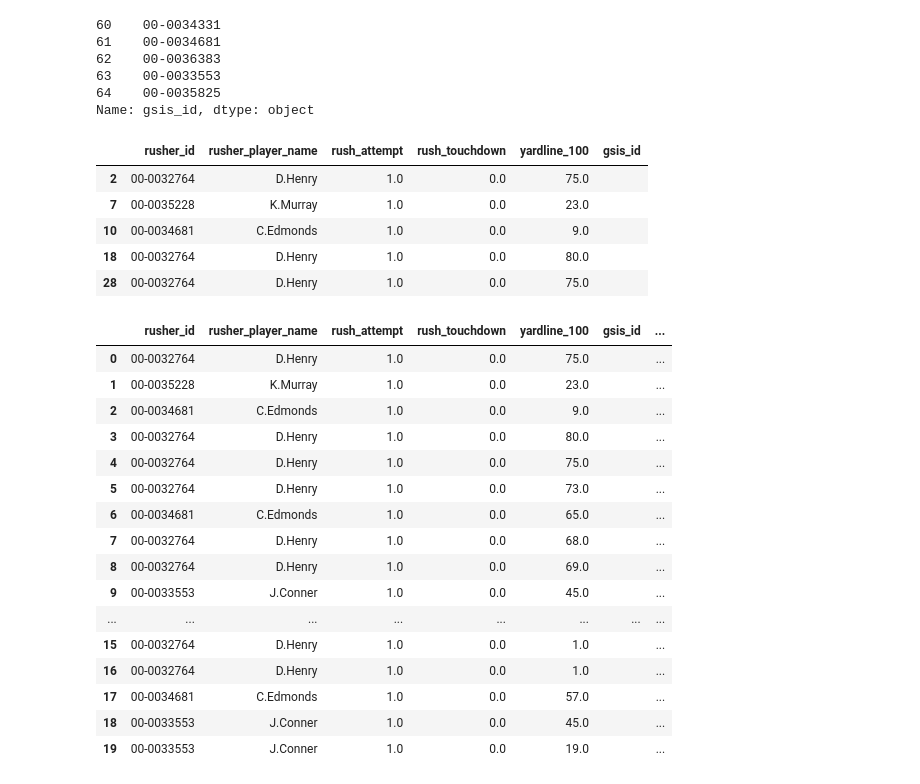
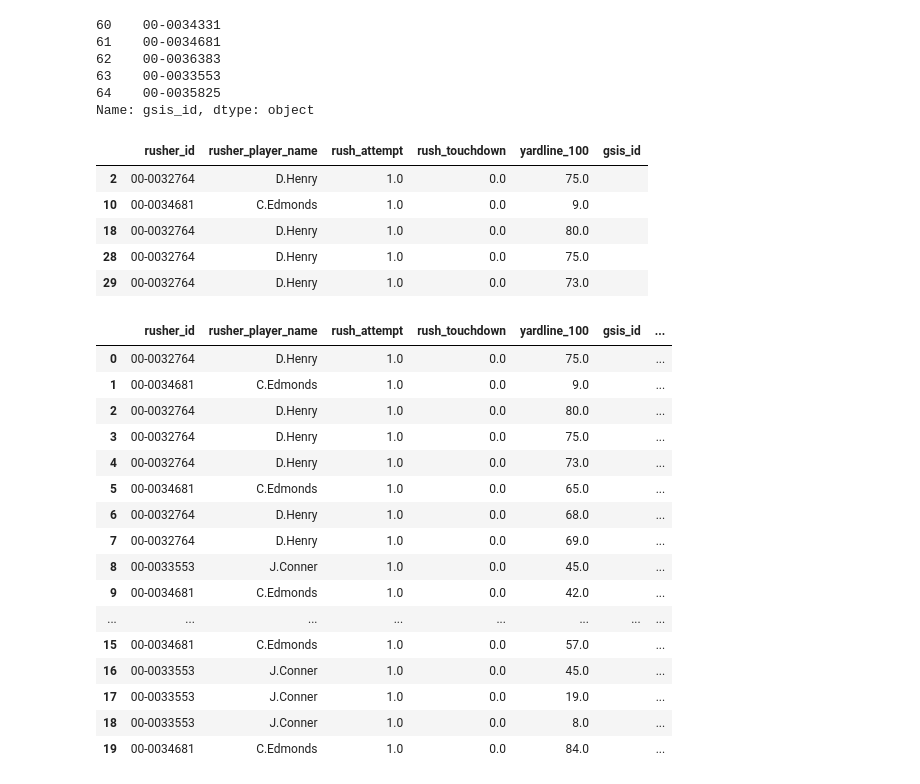
Before and after one commit to kumajimmy/fantasy_footballl_22, a Jupyter notebook: TD_regression_rb.ipynb, the cells around one changed output. Drawn from its saved outputs; the diff is of its cells as text; code cells hidden in the pictures.

```diff
--- a/TD_regression_rb.ipynb
+++ b/TD_regression_rb.ipynb
@@ -129,34 +129,34 @@ from nflfastpy import default_headshot
 rush_2021_df = df_2021.loc[df_2021['rush_attempt']== 1, ['rusher_id','rusher_player_name','rush_attempt', 'rush_touchdown', 'yardline_100']]
 rush_2021_df = rush_2021_df.loc[rush_2021_df['rusher_id'].notnull()]
 rush_2021_df['gsis_id'] = rush_2021_df['rusher_id'].apply(convert_to_gsis_id)
-
+rush_2021_df = rush_2021_df.loc[rush_2021_df['rusher_id'].isin(rb_roster_df)]
 rush_2021_df.head()
 # %% [output]
 |  | rusher_id | rusher_player_name | rush_attempt | rush_touchdown | yardline_100 | gsis_id |
 | 2 | 00-0032764 | D.Henry | 1.0 | 0.0 | 75.0 |  |
-| 7 | 00-0035228 | K.Murray | 1.0 | 0.0 | 23.0 |  |
 | 10 | 00-0034681 | C.Edmonds | 1.0 | 0.0 | 9.0 |  |
 | 18 | 00-0032764 | D.Henry | 1.0 | 0.0 | 80.0 |  |
 | 28 | 00-0032764 | D.Henry | 1.0 | 0.0 | 75.0 |  |
+| 29 | 00-0032764 | D.Henry | 1.0 | 0.0 | 73.0 |  |
 # %%
-rush_2021_df = rush_2021_df.merge(prob_rush_df, how = 'left', on = 'yardline_100')
+rush_2021_df = rush_2021_df.merge(prob_rush_df, on = 'yardline_100', how = 'left')
 
 rush_2021_df.head(20)
 # %% [output]
 |  | rusher_id | rusher_player_name | rush_attempt | rush_touchdown | yardline_100 | gsis_id | ... |
 | 0 | 00-0032764 | D.Henry | 1.0 | 0.0 | 75.0 |  | ... |
-| 1 | 00-0035228 | K.Murray | 1.0 | 0.0 | 23.0 |  | ... |
-| 2 | 00-0034681 | C.Edmonds | 1.0 | 0.0 | 9.0 |  | ... |
-| 3 | 00-0032764 | D.Henry | 1.0 | 0.0 | 80.0 |  | ... |
-| 4 | 00-0032764 | D.Henry | 1.0 | 0.0 | 75.0 |  | ... |
-| 5 | 00-0032764 | D.Henry | 1.0 | 0.0 | 73.0 |  | ... |
-| 6 | 00-0034681 | C.Edmonds | 1.0 | 0.0 | 65.0 |  | ... |
-| 7 | 00-0032764 | D.Henry | 1.0 | 0.0 | 68.0 |  | ... |
-| 8 | 00-0032764 | D.Henry | 1.0 | 0.0 | 69.0 |  | ... |
-| 9 | 00-0033553 | J.Conner | 1.0 | 0.0 | 45.0 |  | ... |
+| 1 | 00-0034681 | C.Edmonds | 1.0 | 0.0 | 9.0 |  | ... |
+| 2 | 00-0032764 | D.Henry | 1.0 | 0.0 | 80.0 |  | ... |
+| 3 | 00-0032764 | D.Henry | 1.0 | 0.0 | 75.0 |  | ... |
+| 4 | 00-0032764 | D.Henry | 1.0 | 0.0 | 73.0 |  | ... |
+| 5 | 00-0034681 | C.Edmonds | 1.0 | 0.0 | 65.0 |  | ... |
+| 6 | 00-0032764 | D.Henry | 1.0 | 0.0 | 68.0 |  | ... |
+| 7 | 00-0032764 | D.Henry | 1.0 | 0.0 | 69.0 |  | ... |
+| 8 | 00-0033553 | J.Conner | 1.0 | 0.0 | 45.0 |  | ... |
+| 9 | 00-0034681 | C.Edmonds | 1.0 | 0.0 | 42.0 |  | ... |
 | ... | ... | ... | ... | ... | ... | ... | ... |
-| 15 | 00-0032764 | D.Henry | 1.0 | 0.0 | 1.0 |  | ... |
-| 16 | 00-0032764 | D.Henry | 1.0 | 0.0 | 1.0 |  | ... |
-| 17 | 00-0034681 | C.Edmonds | 1.0 | 0.0 | 57.0 |  | ... |
-| 18 | 00-0033553 | J.Conner | 1.0 | 0.0 | 45.0 |  | ... |
-| 19 | 00-0033553 | J.Conner | 1.0 | 0.0 | 19.0 |  | ... |
+| 15 | 00-0034681 | C.Edmonds | 1.0 | 0.0 | 57.0 |  | ... |
+| 16 | 00-0033553 | J.Conner | 1.0 | 0.0 | 45.0 |  | ... |
+| 17 | 00-0033553 | J.Conner | 1.0 | 0.0 | 19.0 |  | ... |
+| 18 | 00-0033553 | J.Conner | 1.0 | 0.0 | 8.0 |  | ... |
+| 19 | 00-0034681 | C.Edmonds | 1.0 | 0.0 | 84.0 |  | ... |
```
Also changed, not shown: parts of 5 cells of this notebook.
